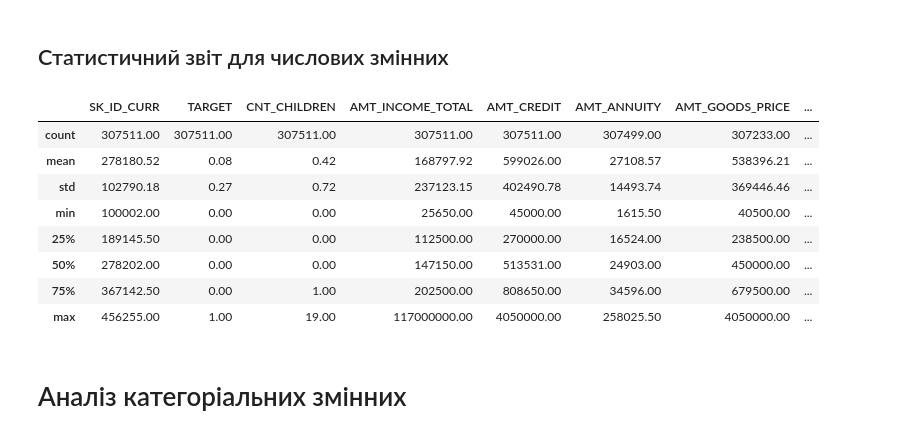
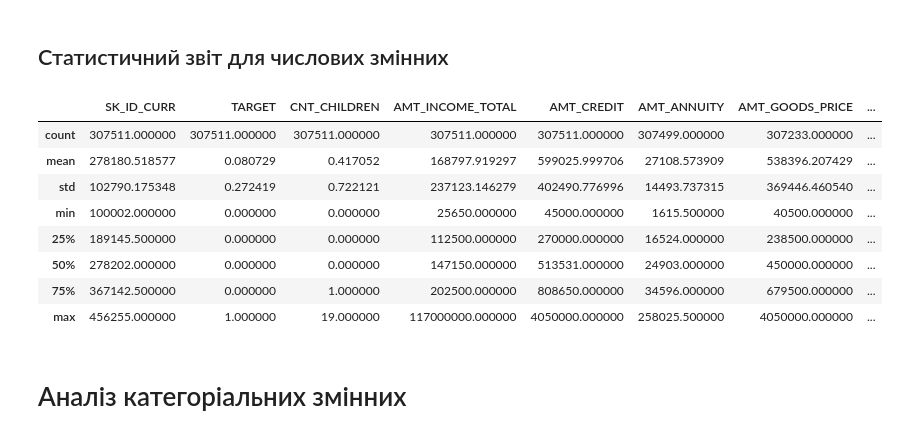
Before and after one commit to Johnny-Jackpot/python_for_ml_tasks, a Jupyter notebook: 1.2 Дослідницький аналіз даних/1_Credit_EDA.ipynb, the cells around one changed output. Saved outputs shown, nothing was run; the diff lists cells and outputs as text; code cells hidden in the pictures.

```diff
--- a/1.2 Дослідницький аналіз даних/1_Credit_EDA.ipynb
+++ b/1.2 Дослідницький аналіз даних/1_Credit_EDA.ipynb
@@ -86,17 +87,17 @@ df.shape
 # %% [markdown]
 ## Статистичний звіт для числових змінних
 # %%
-df.describe()
+df.describe().style.set_table_styles(common_styles)
 # %% [output]
 |  | SK_ID_CURR | TARGET | CNT_CHILDREN | AMT_INCOME_TOTAL | AMT_CREDIT | AMT_ANNUITY | AMT_GOODS_PRICE | ... |
-| count | 307511.00 | 307511.00 | 307511.00 | 307511.00 | 307511.00 | 307499.00 | 307233.00 | ... |
-| mean | 278180.52 | 0.08 | 0.42 | 168797.92 | 599026.00 | 27108.57 | 538396.21 | ... |
-| std | 102790.18 | 0.27 | 0.72 | 237123.15 | 402490.78 | 14493.74 | 369446.46 | ... |
-| min | 100002.00 | 0.00 | 0.00 | 25650.00 | 45000.00 | 1615.50 | 40500.00 | ... |
-| 25% | 189145.50 | 0.00 | 0.00 | 112500.00 | 270000.00 | 16524.00 | 238500.00 | ... |
-| 50% | 278202.00 | 0.00 | 0.00 | 147150.00 | 513531.00 | 24903.00 | 450000.00 | ... |
-| 75% | 367142.50 | 0.00 | 1.00 | 202500.00 | 808650.00 | 34596.00 | 679500.00 | ... |
-| max | 456255.00 | 1.00 | 19.00 | 117000000.00 | 4050000.00 | 258025.50 | 4050000.00 | ... |
+| count | 307511.000000 | 307511.000000 | 307511.000000 | 307511.000000 | 307511.000000 | 307499.000000 | 307233.000000 | ... |
+| mean | 278180.518577 | 0.080729 | 0.417052 | 168797.919297 | 599025.999706 | 27108.573909 | 538396.207429 | ... |
+| std | 102790.175348 | 0.272419 | 0.722121 | 237123.146279 | 402490.776996 | 14493.737315 | 369446.460540 | ... |
+| min | 100002.000000 | 0.000000 | 0.000000 | 25650.000000 | 45000.000000 | 1615.500000 | 40500.000000 | ... |
+| 25% | 189145.500000 | 0.000000 | 0.000000 | 112500.000000 | 270000.000000 | 16524.000000 | 238500.000000 | ... |
+| 50% | 278202.000000 | 0.000000 | 0.000000 | 147150.000000 | 513531.000000 | 24903.000000 | 450000.000000 | ... |
+| 75% | 367142.500000 | 0.000000 | 1.000000 | 202500.000000 | 808650.000000 | 34596.000000 | 679500.000000 | ... |
+| max | 456255.000000 | 1.000000 | 19.000000 | 117000000.000000 | 4050000.000000 | 258025.500000 | 4050000.000000 | ... |
 # %% [markdown]
 # Аналіз категоріальних змінних
 # %%
```
Also changed, not shown: parts of 2 cells of this notebook, 2 other files.
